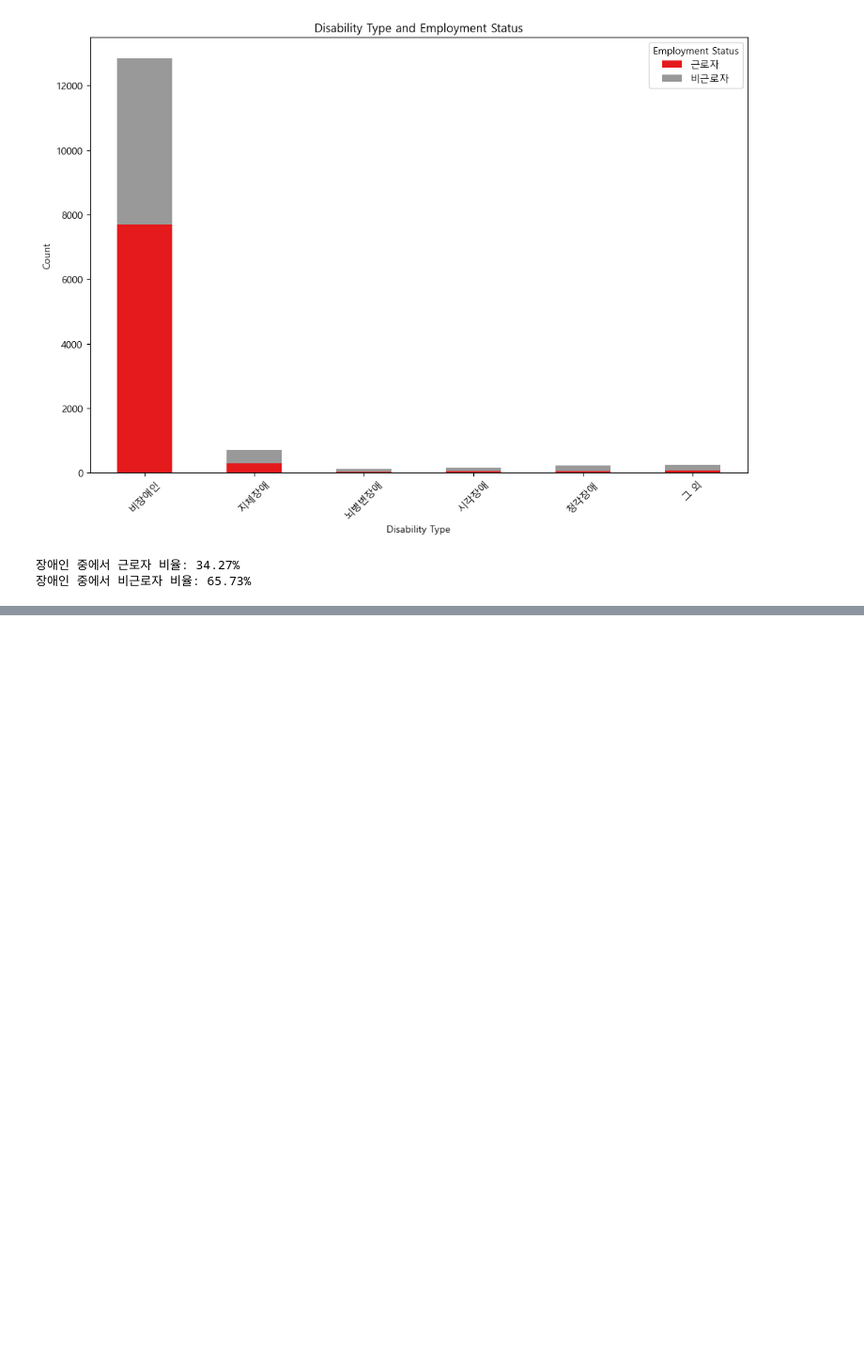
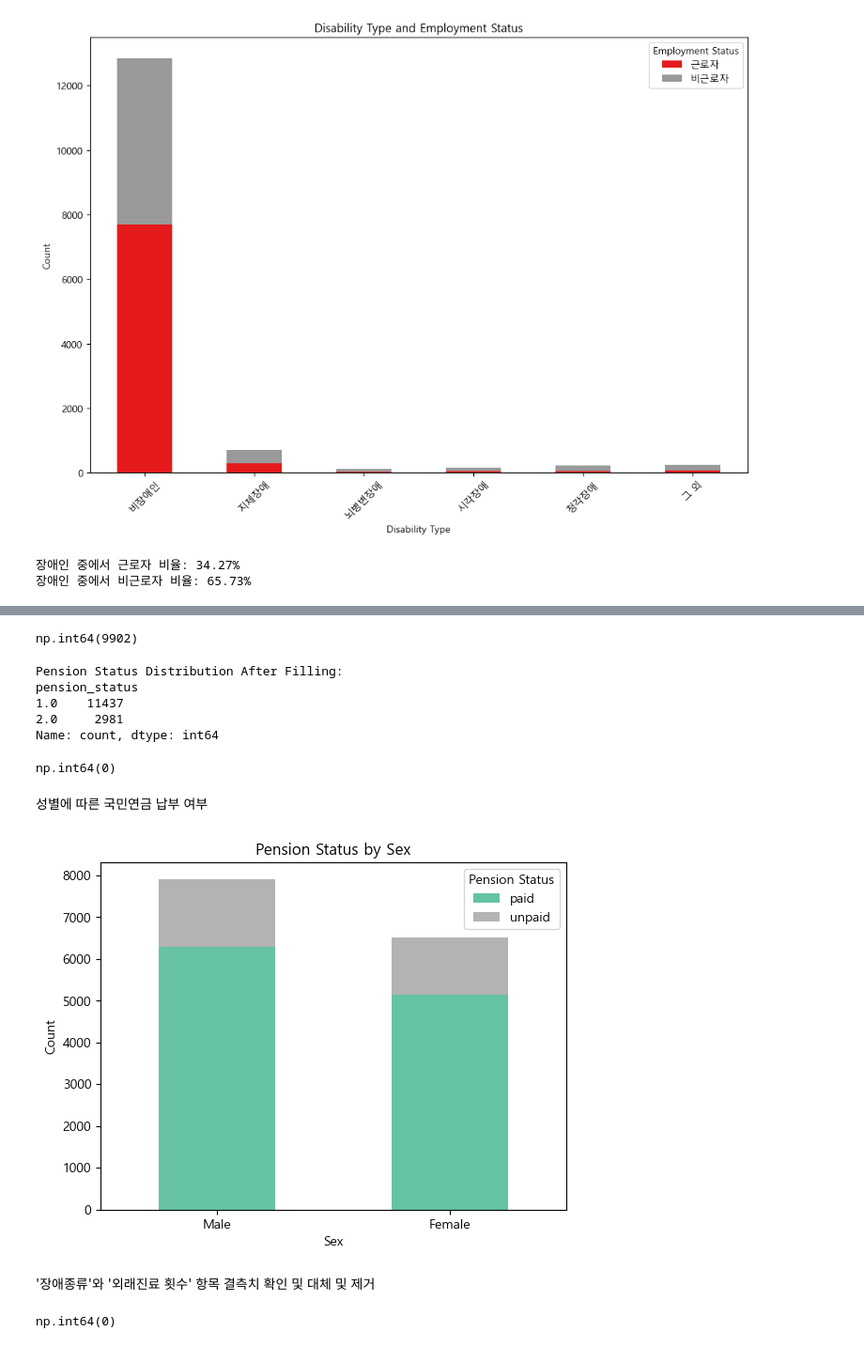
Before and after one commit to bin428/korlife, a Jupyter notebook: 한국인의 삶.ipynb, the cells around one changed output, grey strips where cells are left out. Shown at 94% size. Cells and saved outputs as stored; diff of their text form; code cells hidden in the pictures; blank space fills up the shorter version.

```diff
--- a/한국인의 삶.ipynb
+++ b/한국인의 삶.ipynb
@@ -42,7 +42,8 @@ welfare = welfare.rename(
               'h18_eco11': 'no_eW',              #비경제활동사유
               'h18_g8' : 'disabled_type', #장애종류
               'h18_med3' : 'hospital_year', #1년간 의료기간 이용 외래진료횟수
-              'h18_soc_5' : 'pension_status', #국민연급 납부여부
+              'h18_soc_5' : 'pension_status' #국민연급 납부여부
+
               })
 # %%
 welfare_19 = welfare_19.rename(
@@ -544,0 +561,6 @@ print(f'장애인 중에서 비근로자 비율: {100-employment_percentage:.2f}
+# %%
+# 성별, 항목 이름 부여
+welfare_19['sex']=np.where(welfare_19['sex']==1,'male','female')
+
+# 빈도 구하기
+welfare_19['sex'].value_counts() # 빈도수
@@ -544,0 +579,61 @@ print(f'장애인 중에서 비근로자 비율: {100-employment_percentage:.2f}
+# %%
+welfare_19['pension_status'].isna().sum()
+# %% [output]
+np.int64(9902)
+# %%
+# 결측치의 개수 계산
+missing_count = welfare_19['pension_status'].isna().sum()
+
+# 각 값의 개수 계산
+count_1 = int(missing_count * 0.8)  # 80%는 1로
+count_2 = missing_count - count_1   # 나머지 20%는 2로
+
+# 결측치를 채울 값 생성
+fill_values = [1] * count_1 + [2] * count_2
+
+# 결측치 위치의 인덱스 찾기
+nan_indices = welfare_19[welfare_19['pension_status'].isna()].index
+
+# 랜덤하게 결측치 인덱스를 선택하여 채우기
+np.random.shuffle(fill_values)
+welfare_19.loc[nan_indices, 'pension_status'] = fill_values
+
+# 결과 확인
+print("Pension Status Distribution After Filling:")
+print(welfare_19['pension_status'].value_counts())
+# %% [output]
+Pension Status Distribution After Filling:
+pension_status
+1.0    11437
+2.0     2981
+Name: count, dtype: int64
+# %%
+# 결측치 개수 0 확인
+welfare_19['pension_status'].isna().sum()
+# %% [output]
+np.int64(0)
+# %%
+# 국민연금 납부 여부 항목 이름 부여
+welfare_19['pension_status']=np.where(welfare_19['pension_status']==1,'paid','unpaid')
+# %% [markdown]
+성별에 따른 국민연금 납부 여부
+# %%
+# 데이터 그룹화 및 집계
+grouped_data = welfare_19.groupby(['sex', 'pension_status']).size().unstack()
+
+# 막대 그래프 생성
+grouped_data.plot(kind='bar', stacked=True, colormap='Set2')
+plt.title('Pension Status by Sex')
+plt.xlabel('Sex')
+plt.ylabel('Count')
+plt.legend(title='Pension Status')
+plt.xticks(ticks=range(len(grouped_data.index)), labels=['Male', 'Female'], rotation=0)
+plt.show()
+# %% [output]
+[figure, added]
+# %% [markdown]
+'장애종류'와 '외래진료 횟수' 항목 결측치 확인 및 대체 및 제거
+# %%
+welfare_19['disabled_type'].isna().sum()
+# %% [output]
+np.int64(0)
```
Also changed, not shown: parts of 26 cells of this notebook, 1 other file.
